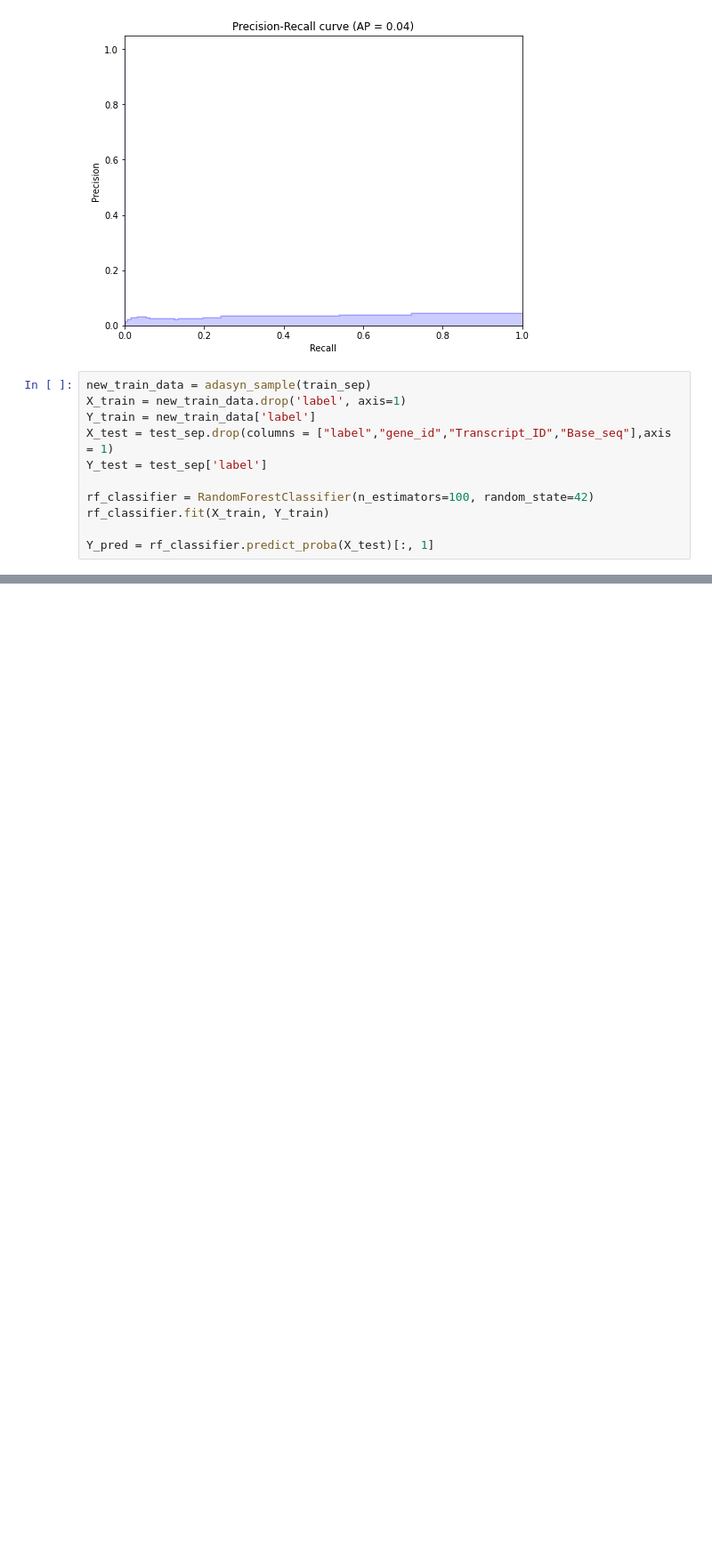
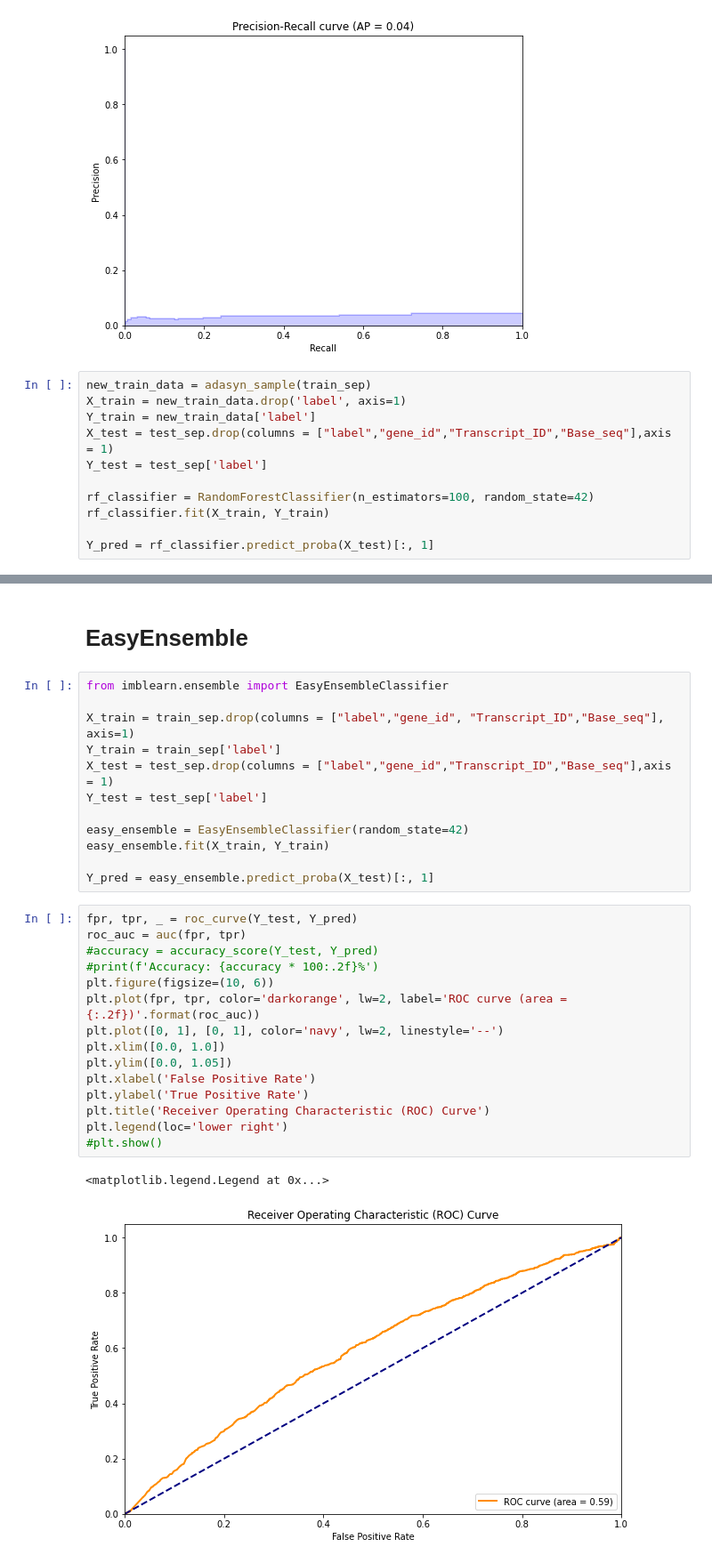
Before and after one commit to Derek327783/DSA4266-project2, a Jupyter notebook: Random Forest_PCA_Balancing.ipynb, the cells around one changed output, grey strips where cells are left out. Shown: that part at 89% size. Drawn from its saved outputs; the diff is of its cells as text; blank space fills up the shorter version.

Commit message:
Updated RandomForest with PCA and balancing
Added EasyEnsemble method with the best ROC curve yet of 0.59

```diff
--- a/Random Forest_PCA_Balancing.ipynb
+++ b/Random Forest_PCA_Balancing.ipynb
@@ -395,0 +401,32 @@ plt.show()
+# %% [markdown]
+# EasyEnsemble
+# %%
+from imblearn.ensemble import EasyEnsembleClassifier
+
+X_train = train_sep.drop(columns = ["label","gene_id", "Transcript_ID","Base_seq"], axis=1)
+Y_train = train_sep['label']
+X_test = test_sep.drop(columns = ["label","gene_id","Transcript_ID","Base_seq"],axis = 1)
+Y_test = test_sep['label']
+
+easy_ensemble = EasyEnsembleClassifier(random_state=42)
+easy_ensemble.fit(X_train, Y_train)
+
+Y_pred = easy_ensemble.predict_proba(X_test)[:, 1]
+# %%
+fpr, tpr, _ = roc_curve(Y_test, Y_pred)
+roc_auc = auc(fpr, tpr)
+#accuracy = accuracy_score(Y_test, Y_pred)
+#print(f'Accuracy: {accuracy * 100:.2f}%')
+plt.figure(figsize=(10, 6))
+plt.plot(fpr, tpr, color='darkorange', lw=2, label='ROC curve (area = {:.2f})'.format(roc_auc))
+plt.plot([0, 1], [0, 1], color='navy', lw=2, linestyle='--')
+plt.xlim([0.0, 1.0])
+plt.ylim([0.0, 1.05])
+plt.xlabel('False Positive Rate')
+plt.ylabel('True Positive Rate')
+plt.title('Receiver Operating Characteristic (ROC) Curve')
+plt.legend(loc='lower right')
+#plt.show()
+# %% [output]
+<matplotlib.legend.Legend at 0x...>
+[figure, added]
```
Also changed, not shown: parts of 3 cells of this notebook.
